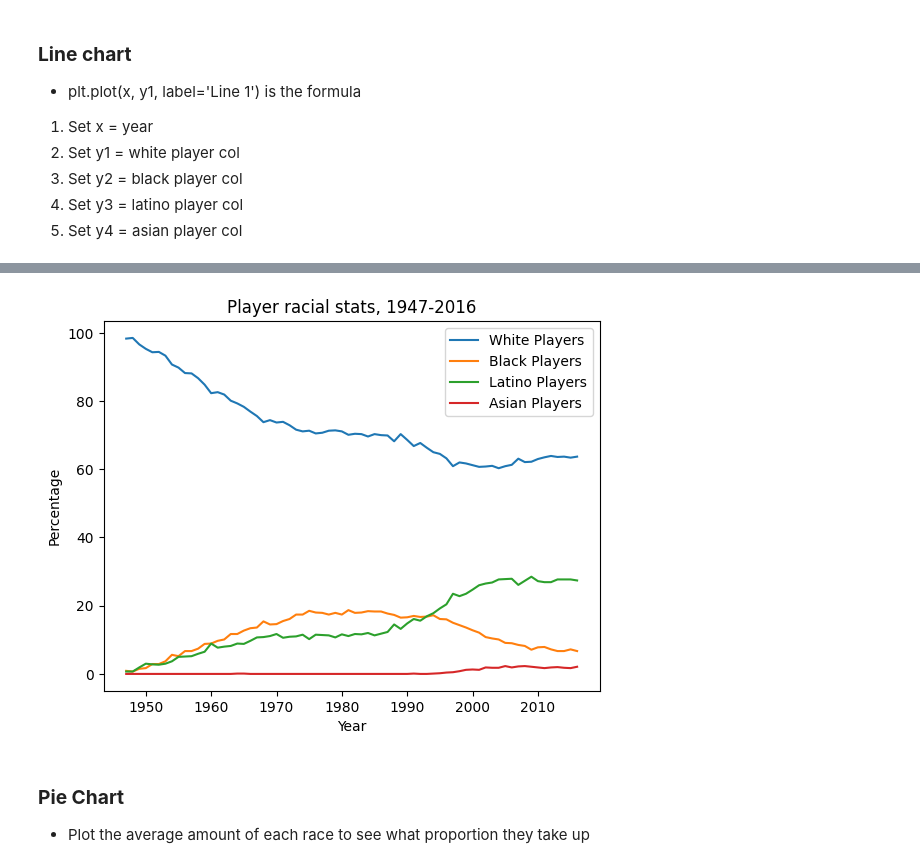
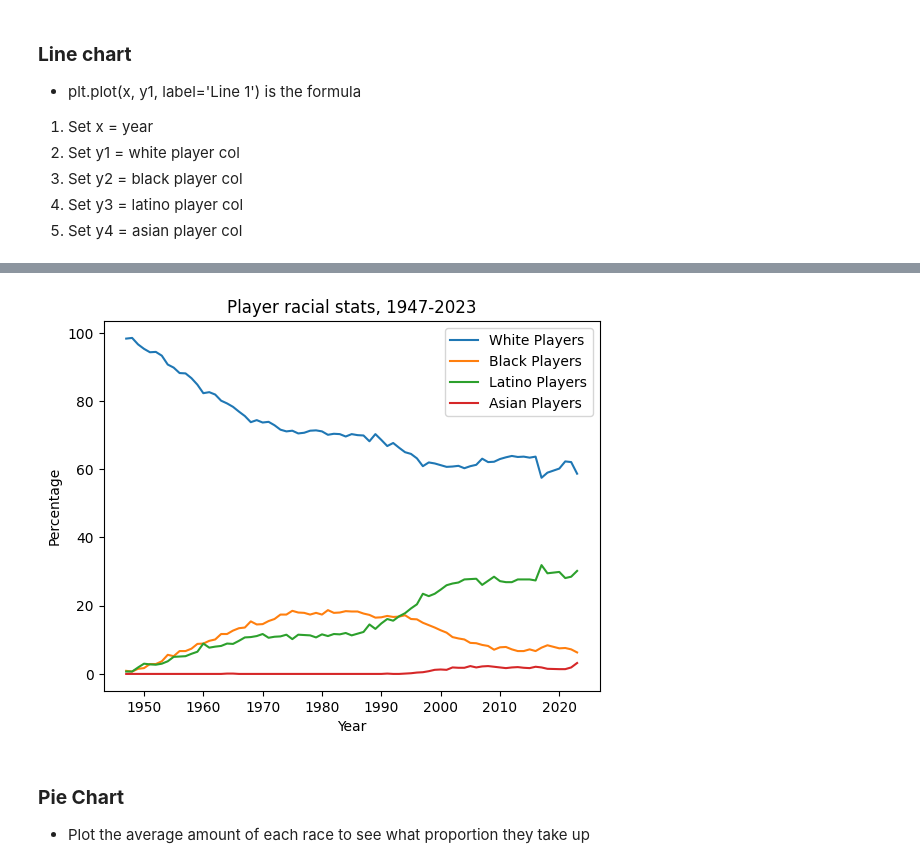
Before and after one commit to 550tealeaves/DATA-70500-working-with-data, a Jupyter notebook: Baseball_demo.ipynb, the cells around one changed output, grey strips where cells are left out. Cells and saved outputs as stored; diff of their text form; code cells hidden in the pictures.

```diff
--- a/Baseball_demo.ipynb
+++ b/Baseball_demo.ipynb
@@ -121,6 +106,6 @@ x
 dtype: datetime64[ns]
 # %%
-y1 = baseball_df['White_pct']
+y1 = baseball_df['White']
 # %%
 y1
 # %% [output]
@@ -140,28 +125,28 @@ y1
 dtype: float64
 # %%
-y2 = baseball_df['African_Americans_pct']
+y2 = baseball_df['Black']
 # %%
-y3 = baseball_df['Latino_pct']
+y3 = baseball_df['Latino']
 # %%
-y4 = baseball_df['Asian_pct']
+y4 = baseball_df['Asian']
 # %%
 plt.plot(x, y1, label='White Players')
 plt.plot(x, y2, label='Black Players')
 plt.plot(x, y3, label='Latino Players')
 plt.plot(x, y4, label='Asian Players')
 
 # Add labels and title
 plt.xlabel('Year')
 plt.ylabel('Percentage')
-plt.title('Player racial stats, 1947-2016')
+plt.title('Player racial stats, 1947-2023')
 
 # Add a legend
 plt.legend()
 
 # Show the plot
 plt.show()
 # %% [output]
-[figure, old version]
+[figure, new version]
 # %% [markdown]
 ### **Pie Chart**
 - Plot the average amount of each race to see what proportion they take up
```
Also changed, not shown: parts of 15 cells of this notebook.
